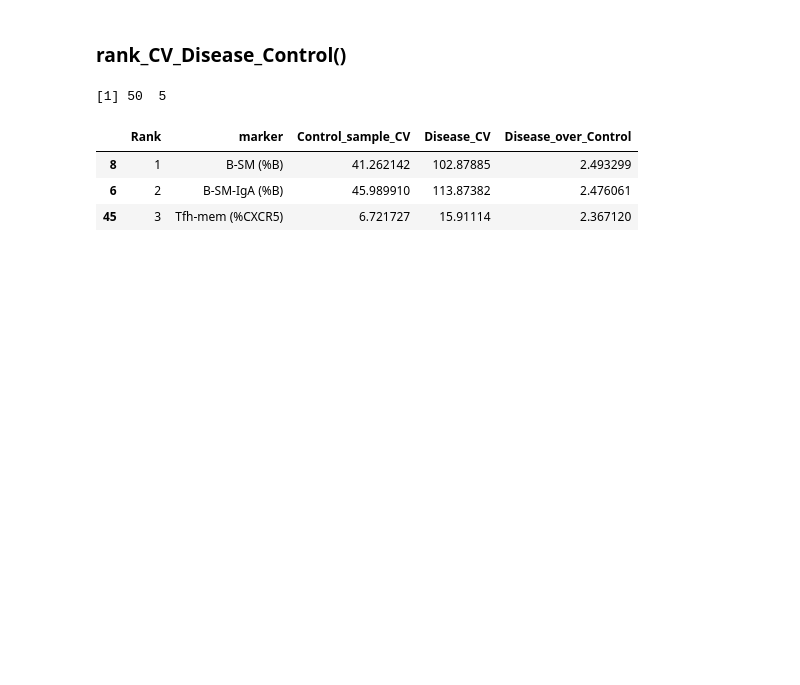
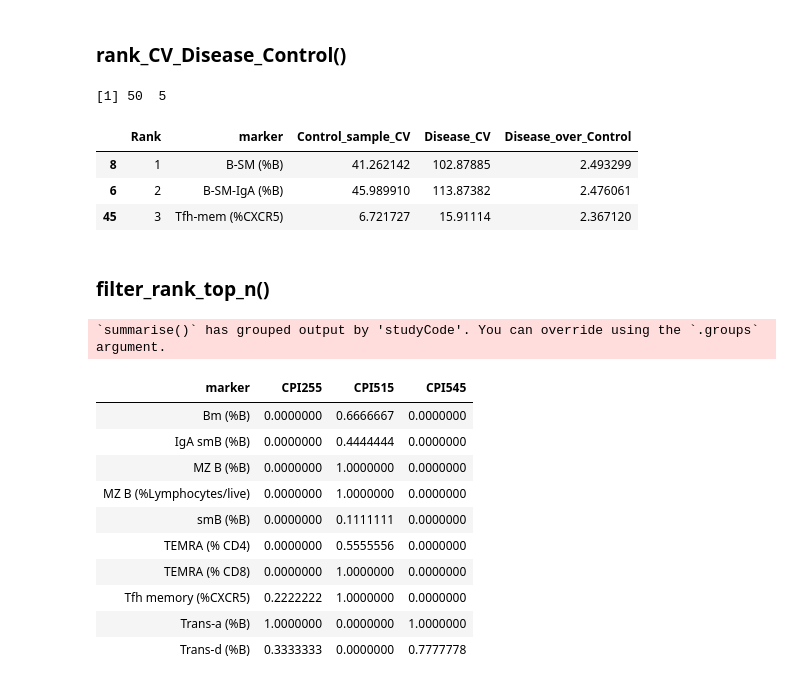
Before and after one commit to tuantla80/R-Shiny-Apps, a Jupyter notebook: R_Examples/Modules.ipynb, the cells around one changed output. Saved outputs shown, nothing was run; the diff lists cells and outputs as text; code cells hidden in the pictures; blank space fills up the shorter version.

Commit message:
Add filter_rank_top_n()

```diff
--- a/R_Examples/Modules.ipynb
+++ b/R_Examples/Modules.ipynb
@@ -641,3 +598,37 @@ rank_CV_Disease_Control <- function(df_control, df_data, sort_desc=TRUE){
 
    return (df_CV)
 }
+
+filter_rank_top_n <- function(df_control, df_data, top_n = 10){
+   # To filter heatmap data corresponding to the top n ranking of CV Disease/Control
+   # Input:
+   #   df_control: dataframe of control group
+   #   df_data: dataframe of treatment (disease) group
+   #   top_n: top n of ranking. Default top ten: top_n = 10
+   # Ouput:
+   #   df_heatmap: heatmap data of the top n ranking of CV Disease/Control
+   # Usage example:
+   # df_heatmap_top_n <- filter_rank_top_n(
+   #           df_control = search_individuals(db, vec = c('HBD056', 'HBD044', 'HBD039')),
+   #           df_data = search_individuals(db, vec = c('CPI515', 'CPI545', 'CPI255')),
+   #           top_n = 10)
+   # Example of df_heatmap_top_n is as below:
+   #   marker	      CPI255	   CPI515	   CPI545
+   #  Bm (%B)	      0.0000000	0.6666667	0.0000000
+   #  IgA smB (%B)	0.0000000	0.4444444	0.0000000
+
+   # Get CV Disease/Control
+   df_CV_rank <- rank_CV_Disease_Control(df_control, df_data, sort_desc=TRUE)
+
+   # Get top n marker
+   marker_top_n <- df_CV_rank[1:top_n, ][["marker"]]
+
+   # Get heatmap data
+   data <- get_heatmap_data(df_control, df_data)
+   df_heatmap = data$df
+
+   # Get top n for heatmap
+   df_heatmap_top_n <- df_heatmap %>% filter(marker %in% marker_top_n)
+
+   return (df_heatmap_top_n)
+}
@@ -1172,3 +1202,24 @@ write.csv(df_CV_rank, "df_CV_rank.csv")
 | 8 | 1 | B-SM (%B) | 41.262142 | 102.87885 | 2.493299 |
 | 6 | 2 | B-SM-IgA (%B) | 45.989910 | 113.87382 | 2.476061 |
 | 45 | 3 | Tfh-mem (%CXCR5) | 6.721727 | 15.91114 | 2.367120 |
+# %% [markdown]
+### filter_rank_top_n()
+# %%
+df_heatmap_top_n <- filter_rank_top_n(
+             df_control = search_individuals(db, vec = c('HBD056', 'HBD044', 'HBD039')),
+             df_data = search_individuals(db, vec = c('CPI515', 'CPI545', 'CPI255')),
+             top_n = 10)
+df_heatmap_top_n
+# %% [output]
+`summarise()` has grouped output by 'studyCode'. You can override using the `.groups` argument.
+| marker | CPI255 | CPI515 | CPI545 |
+| Bm (%B) | 0.0000000 | 0.6666667 | 0.0000000 |
+| IgA smB (%B) | 0.0000000 | 0.4444444 | 0.0000000 |
+| MZ B (%B) | 0.0000000 | 1.0000000 | 0.0000000 |
+| MZ B (%Lymphocytes/live) | 0.0000000 | 1.0000000 | 0.0000000 |
+| smB (%B) | 0.0000000 | 0.1111111 | 0.0000000 |
+| TEMRA (% CD4) | 0.0000000 | 0.5555556 | 0.0000000 |
+| TEMRA (% CD8) | 0.0000000 | 1.0000000 | 0.0000000 |
+| Tfh memory (%CXCR5) | 0.2222222 | 1.0000000 | 0.0000000 |
+| Trans-a (%B) | 1.0000000 | 0.0000000 | 1.0000000 |
+| Trans-d (%B) | 0.3333333 | 0.0000000 | 0.7777778 |
```
Also changed, not shown: parts of 6 cells of this notebook.
